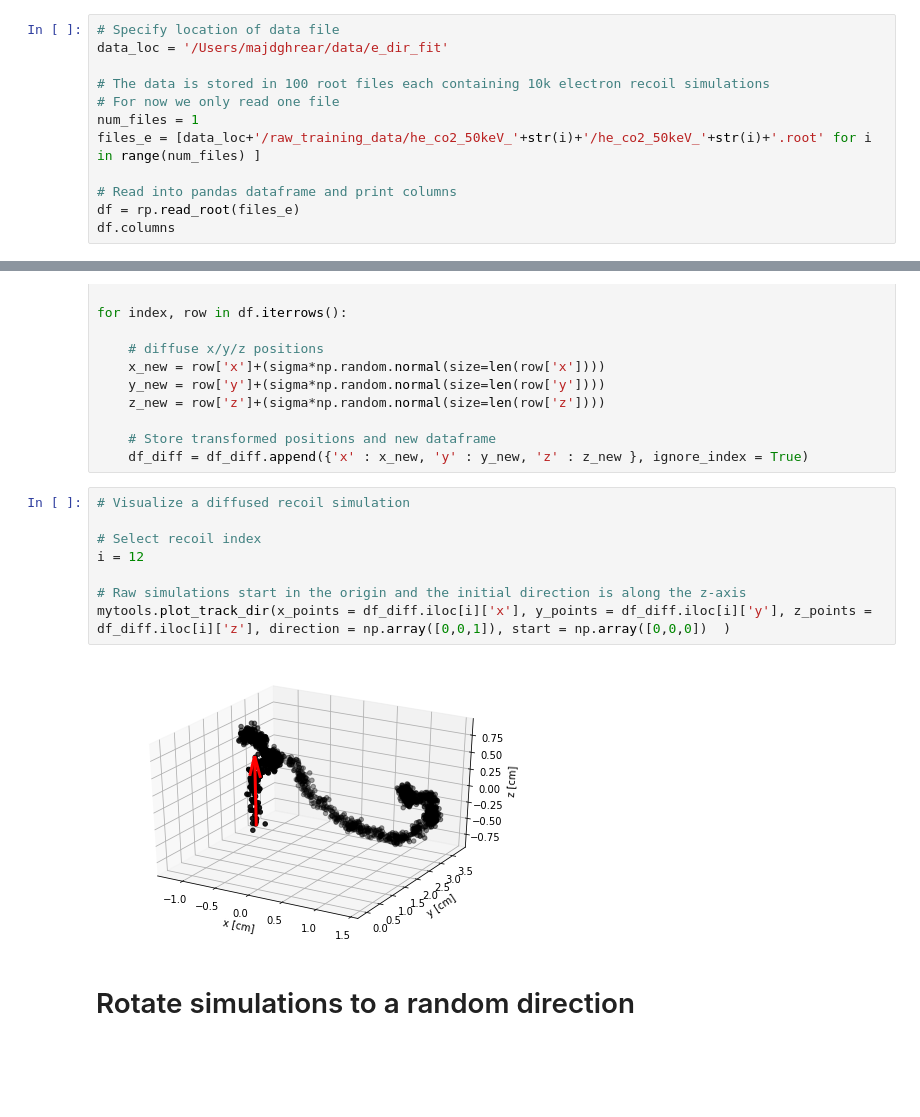
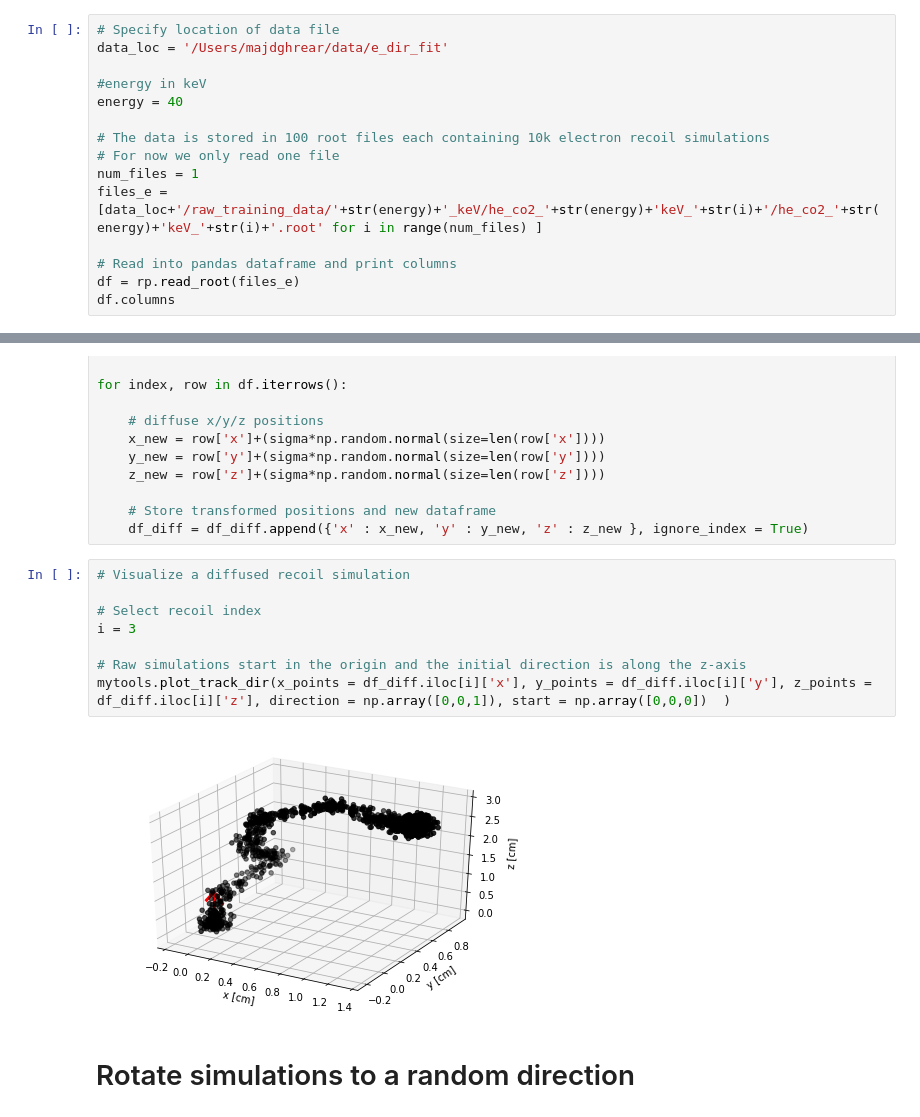
Before and after one commit to mghrear/3D_Heteroscedastic_Convnet, a Jupyter notebook: explore_data.ipynb, the cells around one changed output, grey strips where cells are left out. Cells and saved outputs as stored; diff of their text form; blank space fills up the shorter version.

```diff
--- a/explore_data.ipynb
+++ b/explore_data.ipynb
@@ -16,10 +16,13 @@ Welcome to JupyROOT 6.18/00
 # Specify location of data file
 data_loc = '/Users/majdghrear/data/e_dir_fit'
 
+#energy in keV
+energy = 40
+
 # The data is stored in 100 root files each containing 10k electron recoil simulations
 # For now we only read one file
 num_files = 1
-files_e = [data_loc+'/raw_training_data/he_co2_50keV_'+str(i)+'/he_co2_50keV_'+str(i)+'.root' for i in range(num_files) ]
+files_e = [data_loc+'/raw_training_data/'+str(energy)+'_keV/he_co2_'+str(energy)+'keV_'+str(i)+'/he_co2_'+str(energy)+'keV_'+str(i)+'.root' for i in range(num_files) ]
 
 # Read into pandas dataframe and print columns
 df = rp.read_root(files_e)
@@ -83,12 +86,12 @@ for index, row in df.iterrows():
 # %%
 # Visualize a diffused recoil simulation
 
 # Select recoil index
-i = 12
+i = 3
 
 # Raw simulations start in the origin and the initial direction is along the z-axis
 mytools.plot_track_dir(x_points = df_diff.iloc[i]['x'], y_points = df_diff.iloc[i]['y'], z_points = df_diff.iloc[i]['z'], direction = np.array([0,0,1]), start = np.array([0,0,0])  )
 # %% [output]
-[figure, old version]
+[figure, new version]
 # %% [markdown]
 # Rotate simulations to a random direction
```
Also changed, not shown: parts of 12 cells of this notebook, 3 other files.
